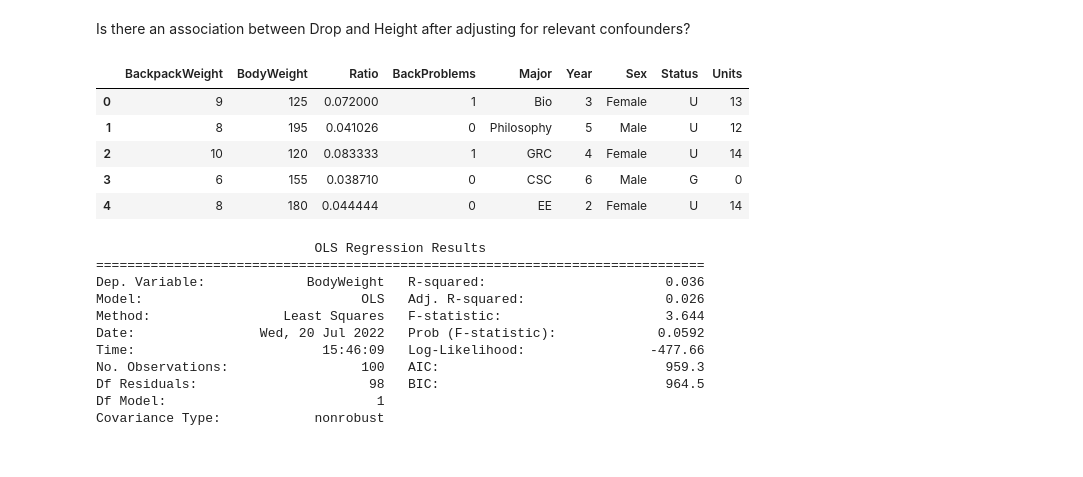
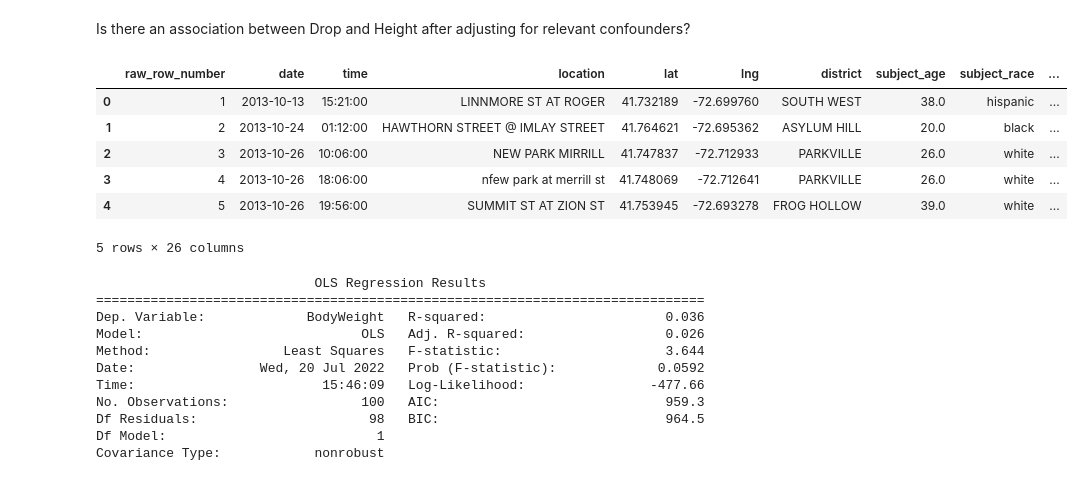
Before and after one commit to vnguyen24/SURF2022, a Jupyter notebook: Session4/Michelle_prep.ipynb, the cells around one changed output. Cells and saved outputs as stored; diff of their text form; code cells hidden in the pictures.

```diff
--- a/Session4/Michelle_prep.ipynb
+++ b/Session4/Michelle_prep.ipynb
@@ -163,16 +163,17 @@ sns.lmplot(data = coasters, x = "Height", y = "Drop")
 # %% [markdown]
 Is there an association between Drop and Height after adjusting for relevant confounders?
 # %%
-bp = pd.read_csv("Backpack.csv")
+ct = pd.read_csv("hartford_police.csv")
 # %%
-bp.head()
+ct.head()
 # %% [output]
-|  | BackpackWeight | BodyWeight | Ratio | BackProblems | Major | Year | Sex | Status | Units |
-| 0 | 9 | 125 | 0.072000 | 1 | Bio | 3 | Female | U | 13 |
-| 1 | 8 | 195 | 0.041026 | 0 | Philosophy | 5 | Male | U | 12 |
-| 2 | 10 | 120 | 0.083333 | 1 | GRC | 4 | Female | U | 14 |
-| 3 | 6 | 155 | 0.038710 | 0 | CSC | 6 | Male | G | 0 |
-| 4 | 8 | 180 | 0.044444 | 0 | EE | 2 | Female | U | 14 |
+|  | raw_row_number | date | time | location | lat | lng | district | subject_age | subject_race | ... |
+| 0 | 1 | 2013-10-13 | 15:21:00 | LINNMORE ST AT ROGER | 41.732189 | -72.699760 | SOUTH WEST | 38.0 | hispanic | ... |
+| 1 | 2 | 2013-10-24 | 01:12:00 | HAWTHORN STREET @ IMLAY STREET | 41.764621 | -72.695362 | ASYLUM HILL | 20.0 | black | ... |
+| 2 | 3 | 2013-10-26 | 10:06:00 | NEW PARK MIRRILL | 41.747837 | -72.712933 | PARKVILLE | 26.0 | white | ... |
+| 3 | 4 | 2013-10-26 | 18:06:00 | nfew park at merrill st | 41.748069 | -72.712641 | PARKVILLE | 26.0 | white | ... |
+| 4 | 5 | 2013-10-26 | 19:56:00 | SUMMIT ST AT ZION ST | 41.753945 | -72.693278 | FROG HOLLOW | 39.0 | white | ... |
+5 rows × 26 columns
 # %%
 import statsmodels.formula.api as smf
 model1 = smf.ols(data = bp, formula = "BodyWeight ~ BackpackWeight").fit()
```
Also changed, not shown: 3 other files.
